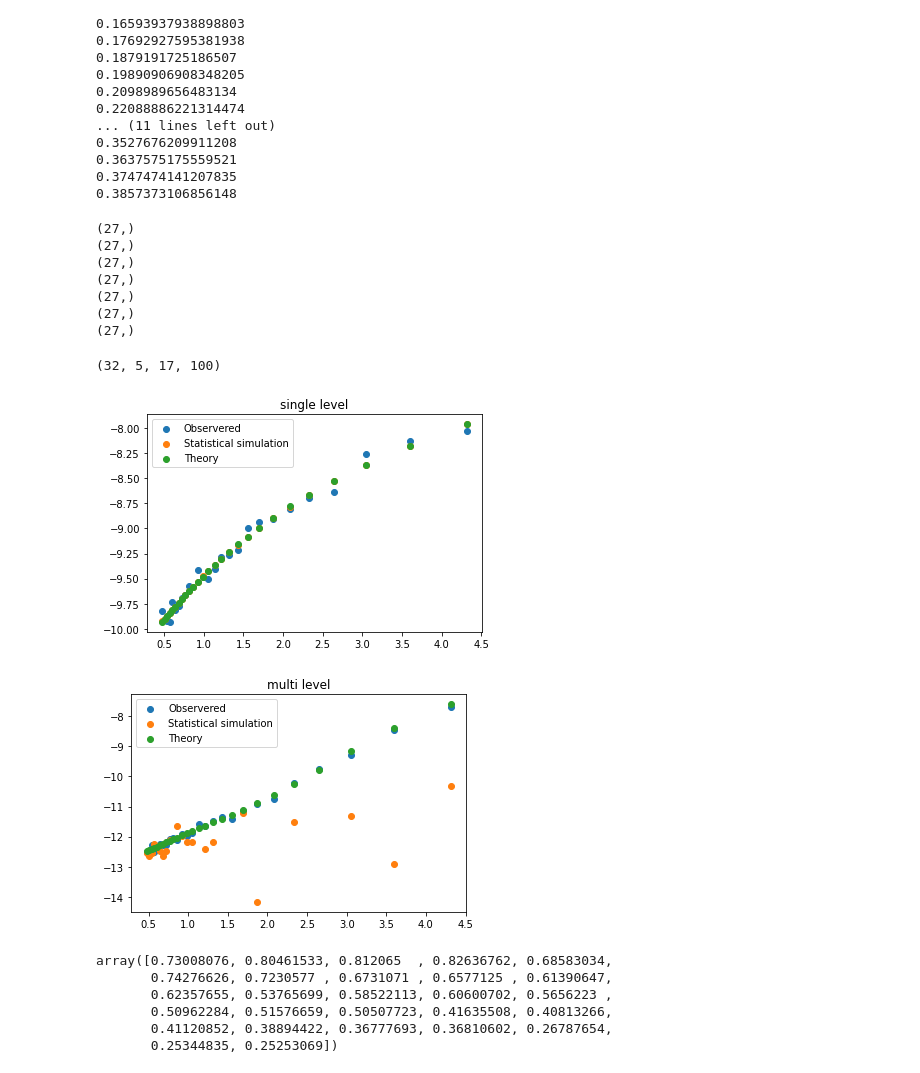
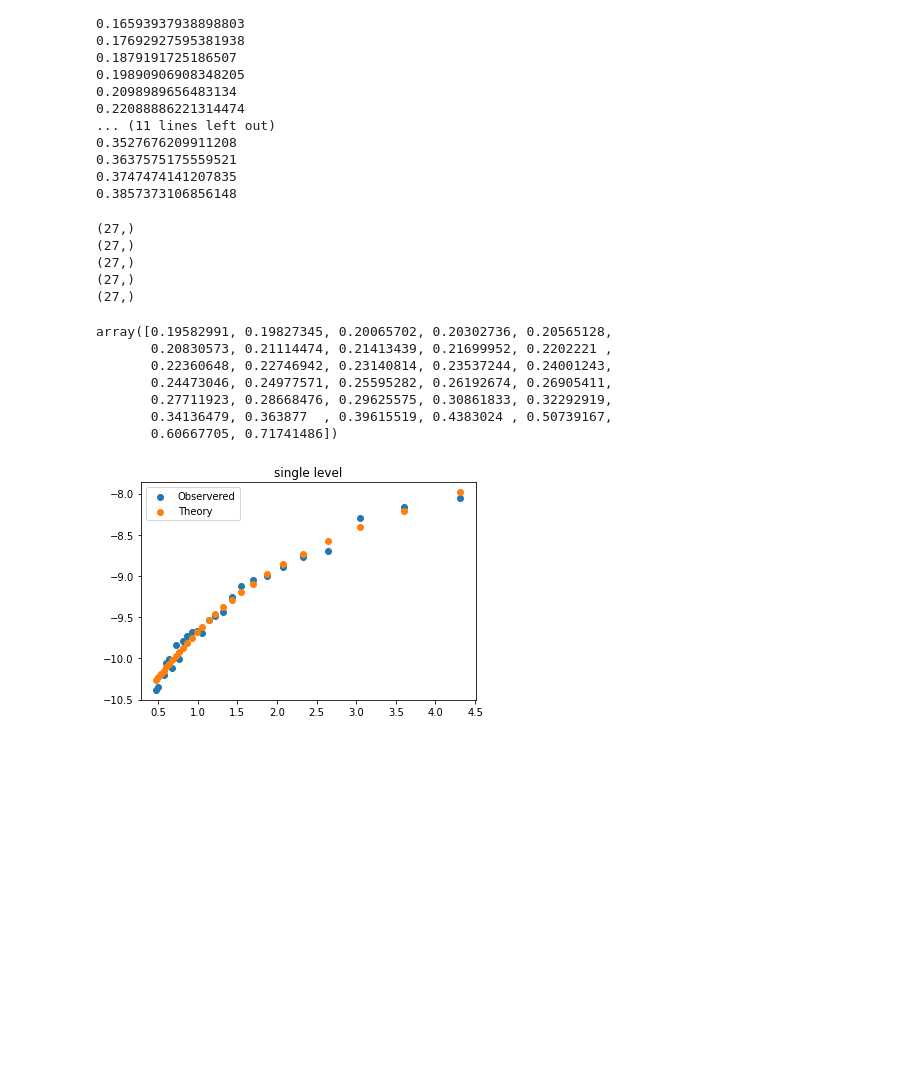
Before and after one commit to BenKMorley/Multilevel_notebook, a Jupyter notebook: Multilevel_Ising.ipynb, the cells around one changed output. Drawn from its saved outputs; the diff is of its cells as text; code cells hidden in the pictures; blank space fills up the shorter version.

Commit message:
Fixed the sqrt(2) error due to truncated cov matrix

```diff
--- a/Multilevel_Ising.ipynb
+++ b/Multilevel_Ising.ipynb
@@ -1611,10 +1765,14 @@ def get_cov_matrix(xi, L, delta, N=100, M=100, multi=True, simulate=False):
 # %% [markdown]
 We now have everything we need to calculate the best performance increase we can hope for from multilevel! This of course depends on the lattice size, the two-point seperation and the correlation length.
 # %%
-def get_var_single(xi, L, delta, N=500, M=500, simulate=False):
-  cov_single = get_cov_matrix(xi, L, delta, N=N, M=M, multi=False, simulate=simulate) / (N * M)
+def get_var_single(xi, L, delta, N=500, M=500, simulate=False, ver=1):
+  cov_single = get_cov_matrix(xi, L, delta, N=N, M=M, multi=False, simulate=simulate, ver=ver) / (N * M)
 
-  weights_single = numpy.ones(L // 2) / (L // 2)
+  if delta == L // 2:
+    weights_single = numpy.ones(L // 2) / (L // 2)
+
+  else:
+    weights_single = numpy.ones(L) / (L)
 
   var_single = numpy.dot(weights_single, numpy.dot(cov_single, weights_single))
 
@@ -1647,7 +1805,7 @@ To test whether our model works, we need to be able to calculate the correlation
 Theoretical = numpy.zeros(len(betas))
 N = 200
 M = 200
-delta = 16
+delta = 12
 L = 32
 numpy.random.seed(232923)
 
@@ -1659,19 +1817,15 @@ single_stds = numpy.std(results[:, 0, delta][:-5], axis=1)
 multi_stds = numpy.std(results[:, 4, delta][:-5], axis=1)
 
 single_stds_theory = numpy.zeros_like(single_stds)
-multi_stds_theory = numpy.zeros_like(multi_stds)
-
-single_stds_sim = numpy.zeros_like(single_stds)
-multi_stds_sim = numpy.zeros_like(multi_stds)
+# multi_stds_theory = numpy.zeros_like(multi_stds)
+# multi_stds_theory2 = numpy.zeros_like(multi_stds)
 
 for i, beta in enumerate(betas[:-5]):
     print(f"{beta}")
     xi = xis[L][i]
     single_stds_theory[i] = numpy.sqrt(get_var_single(xi, L, delta, N=N, M=M, simulate=False))
-    single_stds_sim[i] = numpy.sqrt(get_var_single(xi, L, delta, N=N, M=M, simulate=True))
-
-    multi_stds_theory[i] = numpy.sqrt(get_var_multi(xi, L, delta, N=N, M=M, simulate=False))
-    multi_stds_sim[i] = numpy.sqrt(get_var_multi(xi, L, delta, N=N, M=M, simulate=True))
+    # multi_stds_theory[i] = numpy.sqrt(get_var_multi(xi, L, delta, N=N, M=M, simulate=False))
+    # multi_stds_theory2[i] = numpy.sqrt(get_var_multi(xi, L, delta, N=N, M=M, simulate=False, ver=2))
 # %% [output]
 0.1
 0.11098989656483134
@@ -1694,9 +1848,7 @@ for i, beta in enumerate(betas[:-5]):
 print(xis[L][:-5].shape)
 print(single_stds.shape)
 print(multi_stds.shape)
-print(single_stds_sim.shape)
 print(single_stds_theory.shape)
-print(multi_stds_sim.shape)
 print(multi_stds_theory.shape)
 # %% [output]
 (27,)
@@ -1704,35 +1856,35 @@ print(multi_stds_theory.shape)
 (27,)
 (27,)
 (27,)
-(27,)
-(27,)
-# %%
-results.shape
-# %% [output]
-(32, 5, 17, 100)
+# %%
+slice_sigmas
+# %% [output]
+array([0.19582991, 0.19827345, 0.20065702, 0.20302736, 0.20565128,
+       0.20830573, 0.21114474, 0.21413439, 0.21699952, 0.2202221 ,
+       0.22360648, 0.22746942, 0.23140814, 0.23537244, 0.24001243,
+       0.24473046, 0.24977571, 0.25595282, 0.26192674, 0.26905411,
+       0.27711923, 0.28668476, 0.29625575, 0.30861833, 0.32292919,
+       0.34136479, 0.363877  , 0.39615519, 0.4383024 , 0.50739167,
+       0.60667705, 0.71741486])
 # %%
 plt.scatter(xis[L][:-5], numpy.log(single_stds), label='Observered')
-plt.scatter(xis[L][:-5], numpy.log(single_stds_sim * slice_sigmas[:-5] ** 2), label='Statistical simulation')
 plt.scatter(xis[L][:-5], numpy.log(single_stds_theory * slice_sigmas[:-5] ** 2), label='Theory')
 plt.title('single level')
 plt.legend()
 plt.show()
 
-plt.scatter(xis[L][:-5], numpy.log(multi_stds), label='Observered')
-plt.scatter(xis[L][:-5], numpy.log(multi_stds_sim * slice_sigmas[:-5] ** 2), label='Statistical simulation')
-plt.scatter(xis[L][:-5], numpy.log(multi_stds_theory * slice_sigmas[:-5] ** 2), label='Theory')
-plt.title('multi level')
-plt.legend()
-plt.show()
+# plt.scatter(xis[L][:-5], numpy.log(multi_stds), label='Observered')
+# plt.scatter(xis[L][:-5], numpy.log(multi_stds_theory * slice_sigmas[:-5] ** 2), label='Theory')
+# plt.scatter(xis[L][:-5], numpy.log(multi_stds_theory2 * slice_sigmas[:-5] ** 2), label='Theory2')
+# plt.title('multi level')
+# plt.legend()
+# plt.show()
+
+# plt.scatter(xis[L][:-5], numpy.log(multi_stds / single_stds), label='Observered')
+# plt.scatter(xis[L][:-5], numpy.log(multi_stds_theory / single_stds_theory), label='Theory')
+# plt.scatter(xis[L][:-5], numpy.log(multi_stds_theory2 / single_stds_theory), label='Theory2')
+# plt.title('ratio')
+# plt.legend()
+# plt.show()
 # %% [output]
-[figure, old version]
+[figure, new version]
-[figure, removed]
-# %%
-single_stds_theory / single_stds
-# %% [output]
-array([0.73008076, 0.80461533, 0.812065  , 0.82636762, 0.68583034,
-       0.74276626, 0.7230577 , 0.6731071 , 0.6577125 , 0.61390647,
-       0.62357655, 0.53765699, 0.58522113, 0.60600702, 0.5656223 ,
-       0.50962284, 0.51576659, 0.50507723, 0.41635508, 0.40813266,
-       0.41120852, 0.38894422, 0.36777693, 0.36810602, 0.26787654,
-       0.25344835, 0.25253069])
```
Also changed, not shown: parts of 14 cells of this notebook.
